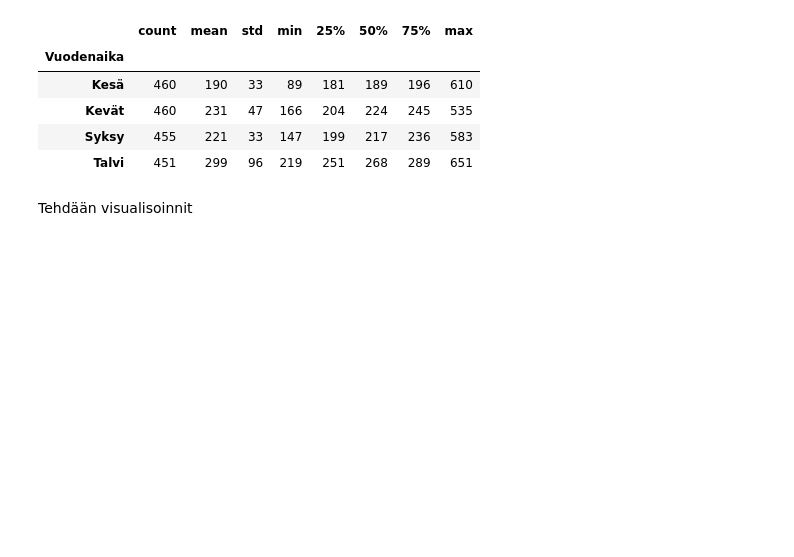
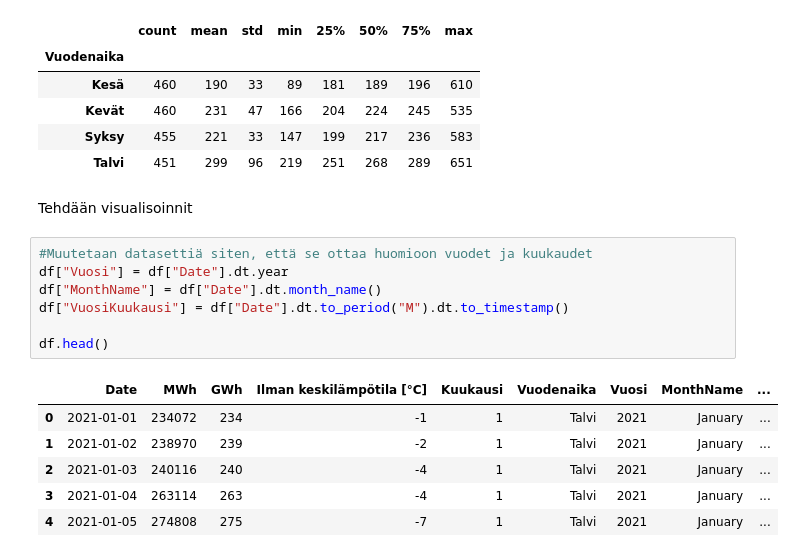
Before and after one commit to Mikko247365/electricity-weather-analysis, a Jupyter notebook: 2021-2025_analyysi.ipynb, the cells around one changed output. Saved outputs shown, nothing was run; the diff lists cells and outputs as text; blank space fills up the shorter version.

```diff
--- a/2021-2025_analyysi.ipynb
+++ b/2021-2025_analyysi.ipynb
@@ -124,3 +124,17 @@ df.groupby("Vuodenaika")["GWh"].describe()
 | Talvi | 451 | 299 | 96 | 219 | 251 | 268 | 289 | 651 |
 # %% [markdown]
 Tehdään visualisoinnit
+# %%
+#Muutetaan datasettiä siten, että se ottaa huomioon vuodet ja kuukaudet
+df["Vuosi"] = df["Date"].dt.year
+df["MonthName"] = df["Date"].dt.month_name()
+df["VuosiKuukausi"] = df["Date"].dt.to_period("M").dt.to_timestamp()
+
+df.head()
+# %% [output]
+|  | Date | MWh | GWh | Ilman keskilämpötila [°C] | Kuukausi | Vuodenaika | Vuosi | MonthName | ... |
+| 0 | 2021-01-01 | 234072 | 234 | -1 | 1 | Talvi | 2021 | January | ... |
+| 1 | 2021-01-02 | 238970 | 239 | -2 | 1 | Talvi | 2021 | January | ... |
+| 2 | 2021-01-03 | 240116 | 240 | -4 | 1 | Talvi | 2021 | January | ... |
+| 3 | 2021-01-04 | 263114 | 263 | -4 | 1 | Talvi | 2021 | January | ... |
+| 4 | 2021-01-05 | 274808 | 275 | -7 | 1 | Talvi | 2021 | January | ... |
```
Also changed, not shown: parts of 8 cells of this notebook.
